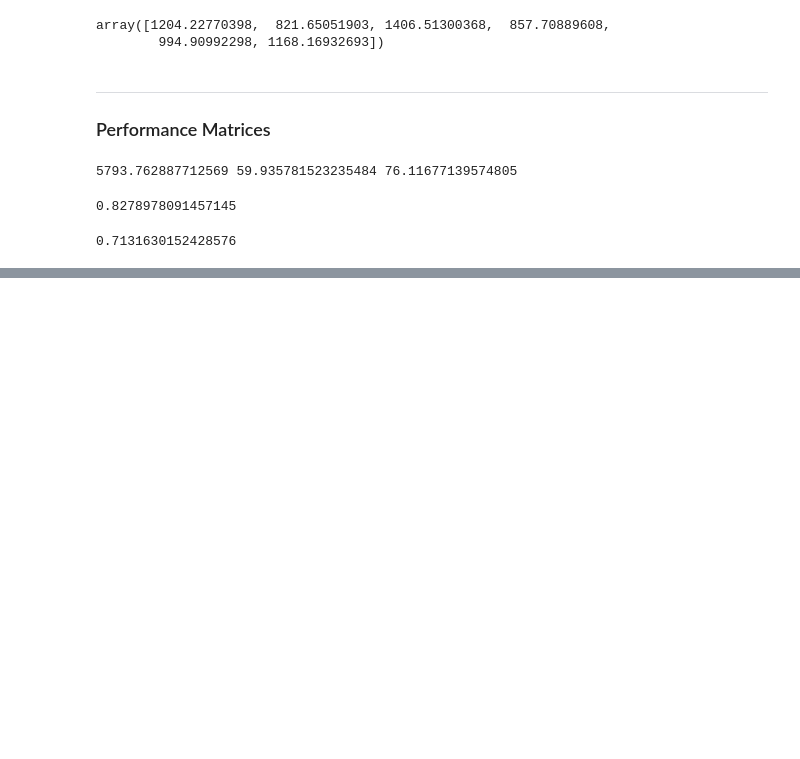
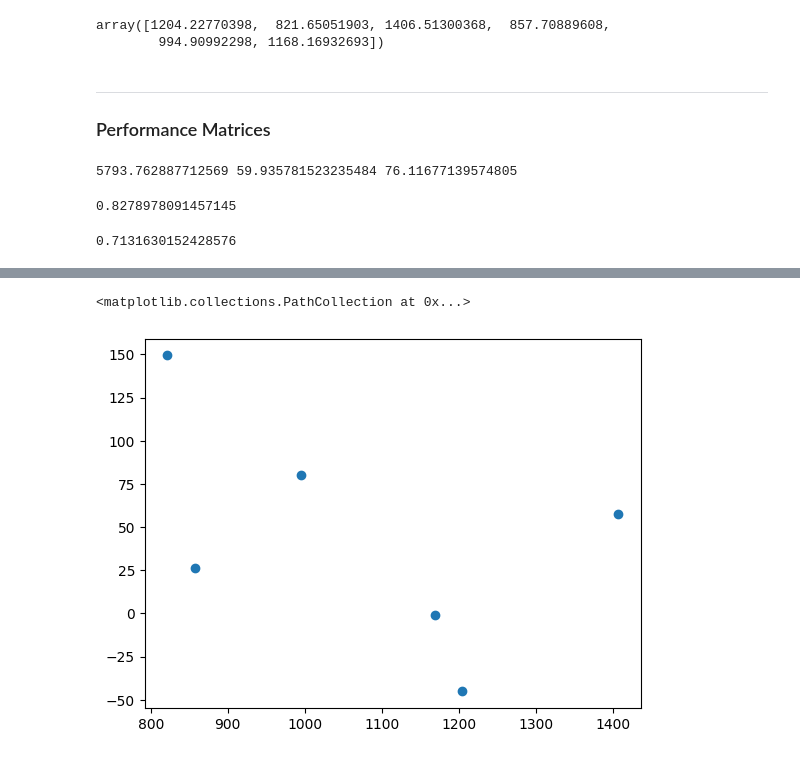
Before and after one commit to ShivamDevHere/machine-learning, a Jupyter notebook: 01-Linear Regression/02-multiple-linear-regression.ipynb, the cells around one changed output, grey strips where cells are left out. Drawn from its saved outputs; the diff is of its cells as text; code cells hidden in the pictures; blank space fills up the shorter version.

```diff
--- a/01-Linear Regression/02-multiple-linear-regression.ipynb
+++ b/01-Linear Regression/02-multiple-linear-regression.ipynb
@@ -174,0 +204,8 @@ print(score)
+# %%
+# Scatter Plot with respect to prediction and residals
+# Output: Uniformly Distributed = no problem but if any pattern = issue
+
+plt.scatter(y_pred, residuals)
+# %% [output]
+<matplotlib.collections.PathCollection at 0x...>
+[figure, added]
```
Also changed, not shown: parts of 4 cells of this notebook.
